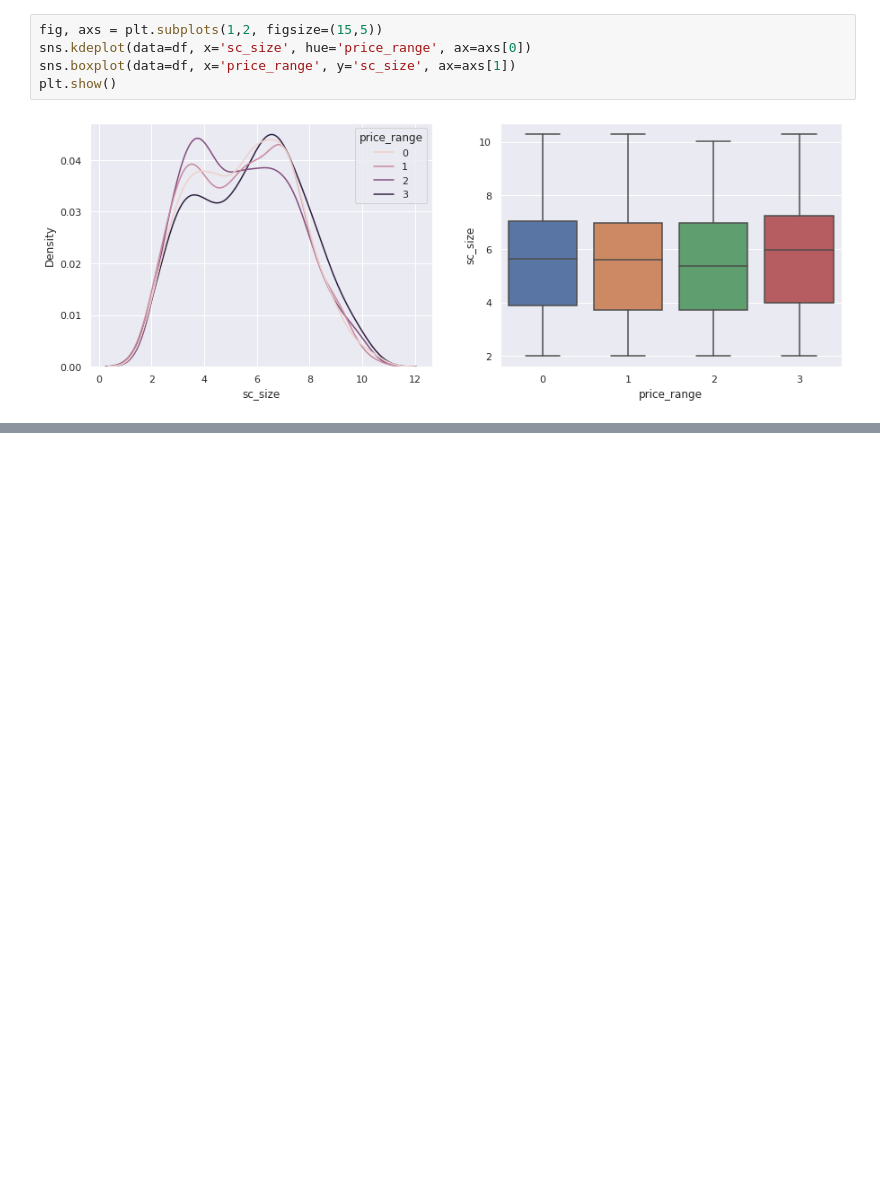
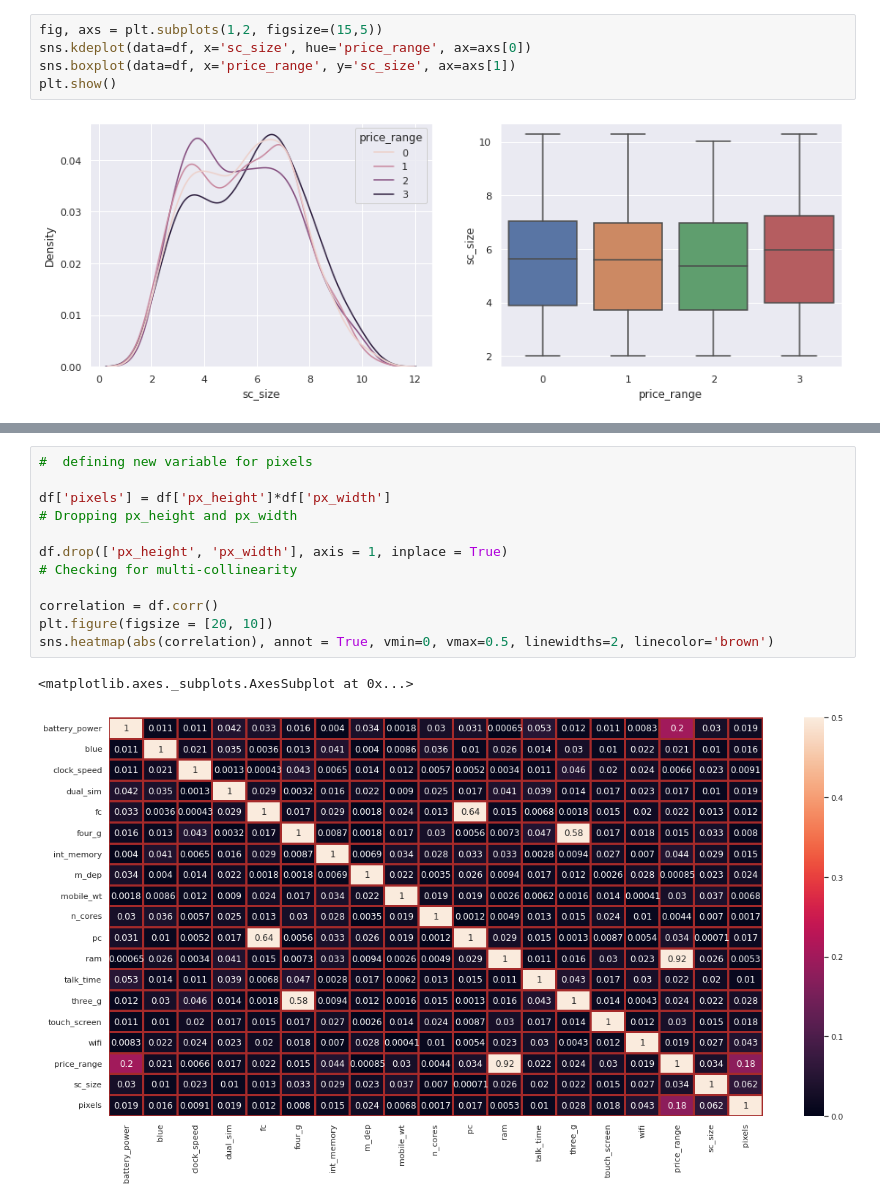
Before and after one commit to Ankitgpt357/Mobile-price-prediction, a Jupyter notebook: Mobile-price-prediction.ipynb, the cells around one changed output, grey strips where cells are left out. Cells and saved outputs as stored; diff of their text form; blank space fills up the shorter version.

```diff
--- a/Mobile-price-prediction.ipynb
+++ b/Mobile-price-prediction.ipynb
@@ -321,0 +364,15 @@ plt.show()
+# %%
+#  defining new variable for pixels
+
+df['pixels'] = df['px_height']*df['px_width']
+# Dropping px_height and px_width
+
+df.drop(['px_height', 'px_width'], axis = 1, inplace = True)
+# Checking for multi-collinearity
+
+correlation = df.corr()
+plt.figure(figsize = [20, 10])
+sns.heatmap(abs(correlation), annot = True, vmin=0, vmax=0.5, linewidths=2, linecolor='brown')
+# %% [output]
+<matplotlib.axes._subplots.AxesSubplot at 0x...>
+[figure, added]
```
Also changed, not shown: parts of 15 cells of this notebook.
